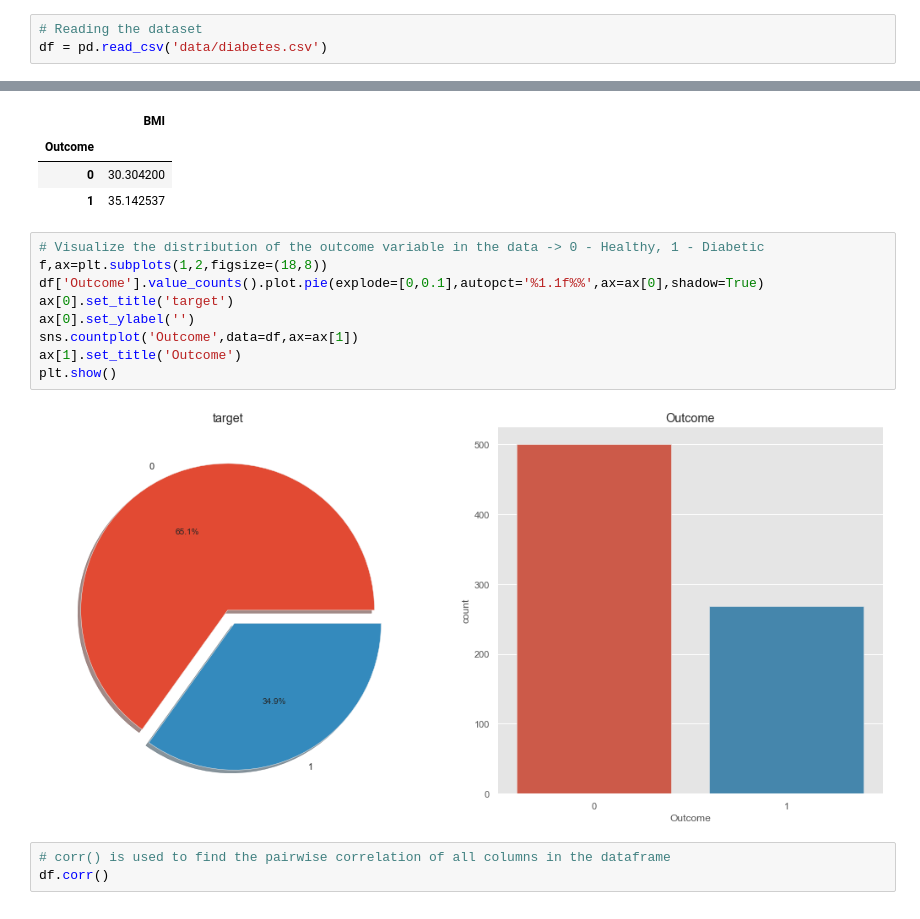
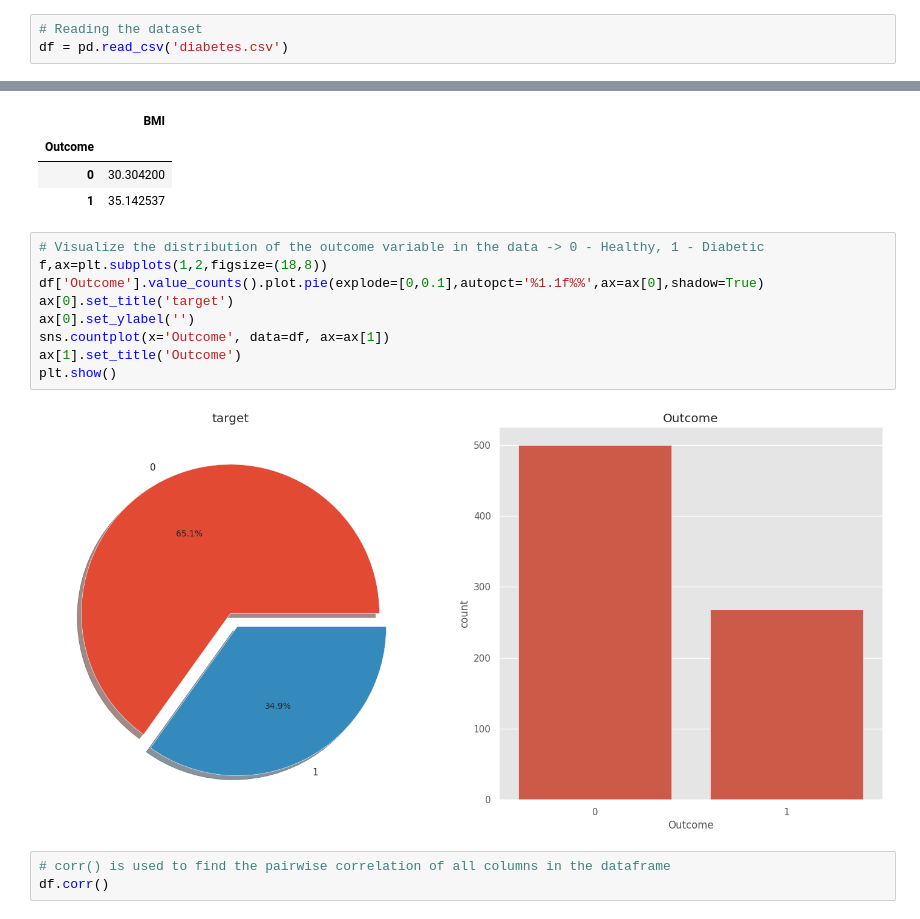
Before and after one commit to HaifaAljundi/Diabetes_Prediction_System, a Jupyter notebook: diabetes.ipynb, the cells around one changed output, grey strips where cells are left out. Saved outputs shown, nothing was run; the diff lists cells and outputs as text.

```diff
--- a/diabetes.ipynb
+++ b/diabetes.ipynb
@@ -27,7 +35,7 @@ plt.style.use('ggplot')
 %matplotlib inline
 # %%
 # Reading the dataset
-df = pd.read_csv('data/diabetes.csv')
+df = pd.read_csv('diabetes.csv')
 # %%
 # Printing the first 5 rows of the dataframe.
 df.head()
@@ -177,14 +187,14 @@ df.groupby("Outcome").agg({"BMI": "mean"})
 # %%
 # Visualize the distribution of the outcome variable in the data -> 0 - Healthy, 1 - Diabetic
 f,ax=plt.subplots(1,2,figsize=(18,8))
 df['Outcome'].value_counts().plot.pie(explode=[0,0.1],autopct='%1.1f%%',ax=ax[0],shadow=True)
 ax[0].set_title('target')
 ax[0].set_ylabel('')
-sns.countplot('Outcome',data=df,ax=ax[1])
+sns.countplot(x='Outcome', data=df, ax=ax[1])
 ax[1].set_title('Outcome')
 plt.show()
 # %% [output]
-[figure, old version]
+[figure, new version]
 # %%
 # corr() is used to find the pairwise correlation of all columns in the dataframe
 df.corr()
```
Also changed, not shown: parts of 40 cells of this notebook.
